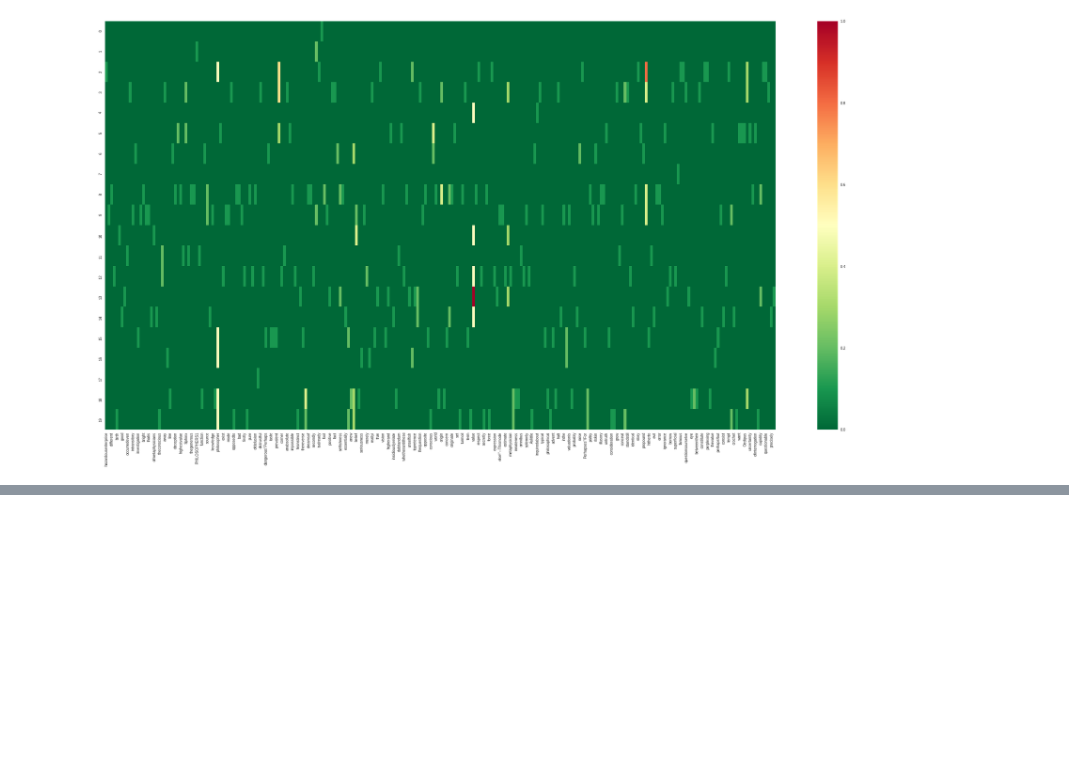
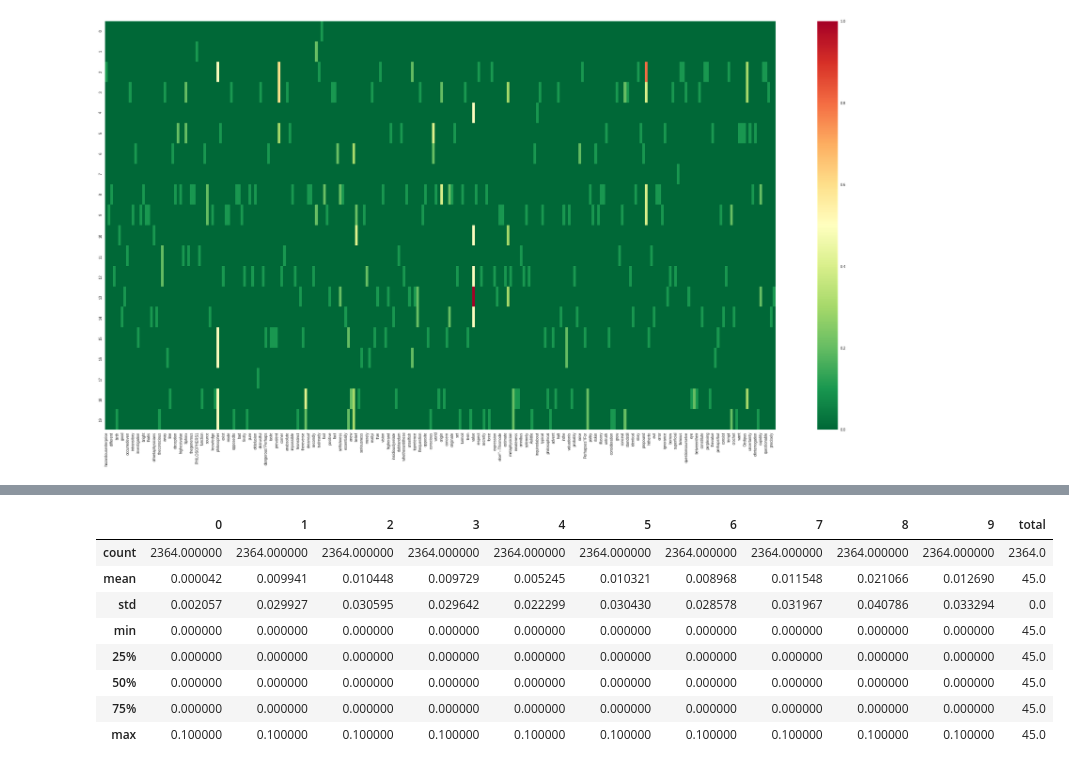
Before and after one commit to KhaldounN/Files-, a Jupyter notebook: Final_project/DSF_FINAL_PROJECT.ipynb, the cells around one changed output, grey strips where cells are left out. Cells and saved outputs as stored; diff of their text form; code cells hidden in the pictures; blank space fills up the shorter version.

```diff
--- a/Final_project/DSF_FINAL_PROJECT.ipynb
+++ b/Final_project/DSF_FINAL_PROJECT.ipynb
@@ -422,0 +438,12 @@ tb = tf_idf_scores(chapters)
+# %%
+heat.describe()
+# %% [output]
+|  | 0 | 1 | 2 | 3 | 4 | 5 | 6 | 7 | 8 | 9 | total |
+| count | 2364.000000 | 2364.000000 | 2364.000000 | 2364.000000 | 2364.000000 | 2364.000000 | 2364.000000 | 2364.000000 | 2364.000000 | 2364.000000 | 2364.0 |
+| mean | 0.000042 | 0.009941 | 0.010448 | 0.009729 | 0.005245 | 0.010321 | 0.008968 | 0.011548 | 0.021066 | 0.012690 | 45.0 |
+| std | 0.002057 | 0.029927 | 0.030595 | 0.029642 | 0.022299 | 0.030430 | 0.028578 | 0.031967 | 0.040786 | 0.033294 | 0.0 |
+| min | 0.000000 | 0.000000 | 0.000000 | 0.000000 | 0.000000 | 0.000000 | 0.000000 | 0.000000 | 0.000000 | 0.000000 | 45.0 |
+| 25% | 0.000000 | 0.000000 | 0.000000 | 0.000000 | 0.000000 | 0.000000 | 0.000000 | 0.000000 | 0.000000 | 0.000000 | 45.0 |
+| 50% | 0.000000 | 0.000000 | 0.000000 | 0.000000 | 0.000000 | 0.000000 | 0.000000 | 0.000000 | 0.000000 | 0.000000 | 45.0 |
+| 75% | 0.000000 | 0.000000 | 0.000000 | 0.000000 | 0.000000 | 0.000000 | 0.000000 | 0.000000 | 0.000000 | 0.000000 | 45.0 |
+| max | 0.100000 | 0.100000 | 0.100000 | 0.100000 | 0.100000 | 0.100000 | 0.100000 | 0.100000 | 0.100000 | 0.100000 | 45.0 |
```
Also changed, not shown: parts of 3 cells of this notebook.
